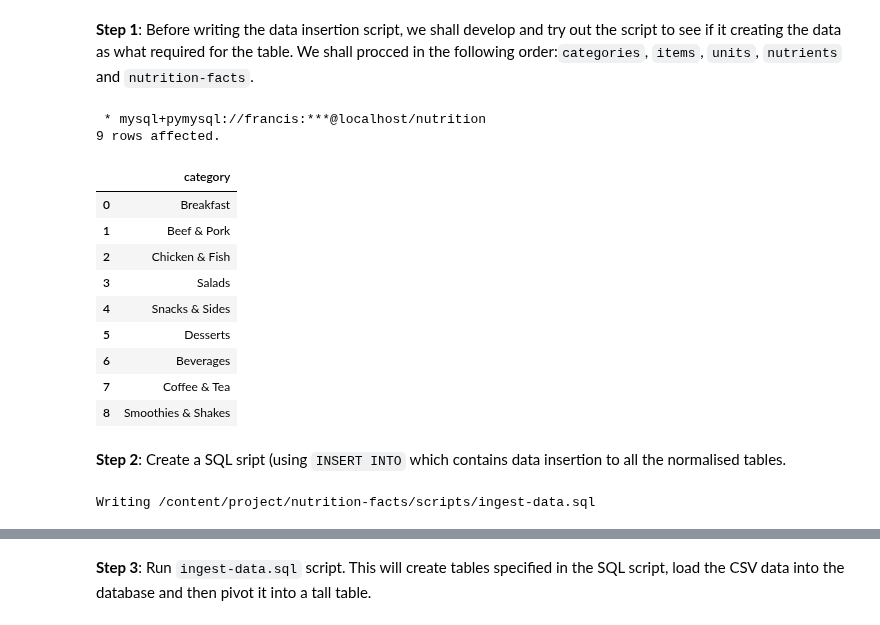
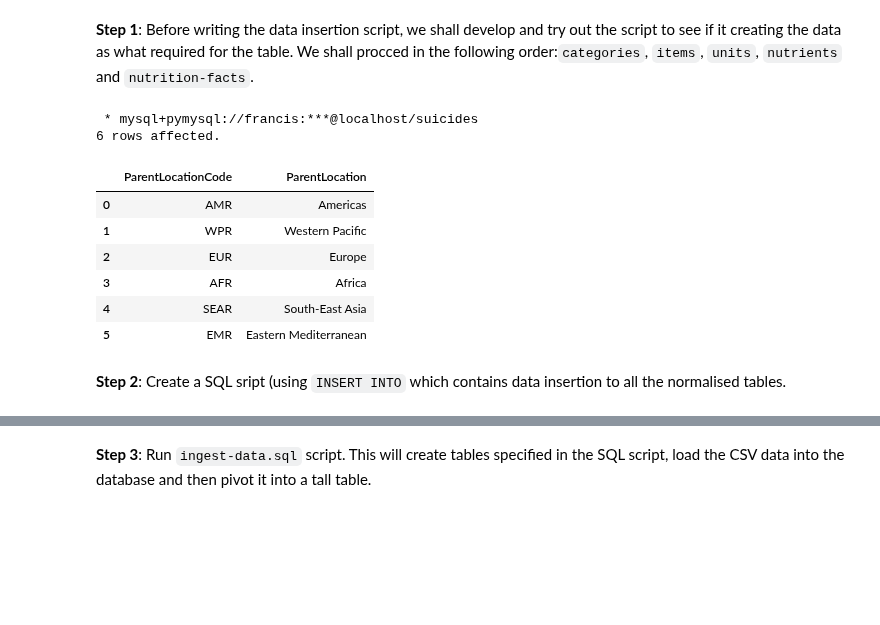
Before and after one commit to sreent/data-management-intro, a Jupyter notebook: Suicide Records - Ingestion using SQL.ipynb, the cells around one changed output, grey strips where cells are left out. Saved outputs shown, nothing was run; the diff lists cells and outputs as text; code cells hidden in the pictures; blank space fills up the shorter version.

```diff
--- a/Suicide Records - Ingestion using SQL.ipynb
+++ b/Suicide Records - Ingestion using SQL.ipynb
@@ -487,60 +463,17 @@ How do we determine the order?
 # %%
 %%sql
 # Insert Your Code Here
-SELECT DISTINCT category
-FROM pivot_tbl;
+SELECT DISTINCT ParentLocationCode, ParentLocation
+FROM denormalised;
 # %% [output]
- * mysql+pymysql://francis:***@localhost/nutrition
-9 rows affected.
+ * mysql+pymysql://francis:***@localhost/suicides
+6 rows affected.
-|  | category |
-| 0 | Breakfast |
-| 1 | Beef & Pork |
-| 2 | Chicken & Fish |
-| 3 | Salads |
-| 4 | Snacks & Sides |
-| 5 | Desserts |
-| 6 | Beverages |
-| 7 | Coffee & Tea |
-| 8 | Smoothies & Shakes |
+|  | ParentLocationCode | ParentLocation |
+| 0 | AMR | Americas |
+| 1 | WPR | Western Pacific |
+| 2 | EUR | Europe |
+| 3 | AFR | Africa |
+| 4 | SEAR | South-East Asia |
+| 5 | EMR | Eastern Mediterranean |
 # %% [markdown]
 **Step 2**: Create a SQL sript (using <code>INSERT INTO</code> which contains data insertion to all the normalised tables.
-# %%
-%%writefile $SCRIPT_PATH/ingest-data.sql
-USE nutrition;
-
-DELETE FROM nutrition_facts;
-DELETE FROM nutrients;
-DELETE FROM units;
-DELETE FROM items;
-DELETE FROM categories;
-
-
-INSERT INTO categories (category_name)
-    SELECT DISTINCT category
-    FROM pivot_tbl;
-
-INSERT INTO items (item_name, category)
-    SELECT DISTINCT p.item, c.category_id
-    FROM pivot_tbl p
-    LEFT JOIN categories c
-    ON p.category = c.category_name;
-
-INSERT INTO units (unit_name)
-    SELECT DISTINCT unit
-    FROM pivot_tbl;
-
-INSERT INTO nutrients (nutrient_name, unit)
-    SELECT DISTINCT p.nutrient, u.unit_id
-    FROM pivot_tbl p
-    LEFT JOIN units u
-    ON p.unit = u.unit_name;
-
-INSERT INTO nutrition_facts (item, nutrient, quantity)
-    SELECT DISTINCT i.item_id, n.nutrient_id, p.quantity
-    FROM pivot_tbl p
-    LEFT JOIN items i
-    ON p.item = i.item_name
-    LEFT JOIN nutrients n
-    ON p.nutrient = n.nutrient_name;
-# %% [output]
-Writing /content/project/nutrition-facts/scripts/ingest-data.sql
```
Also changed, not shown: parts of 33 cells of this notebook.
